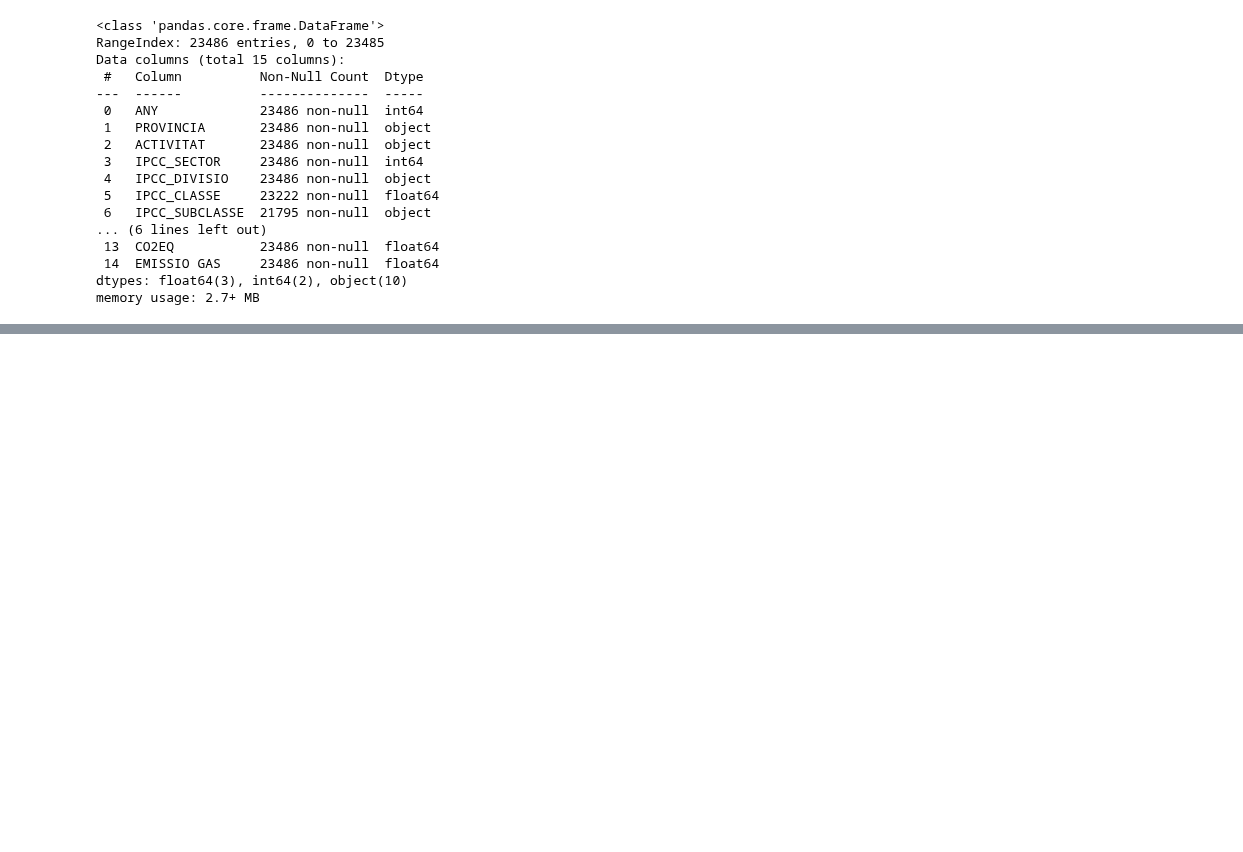
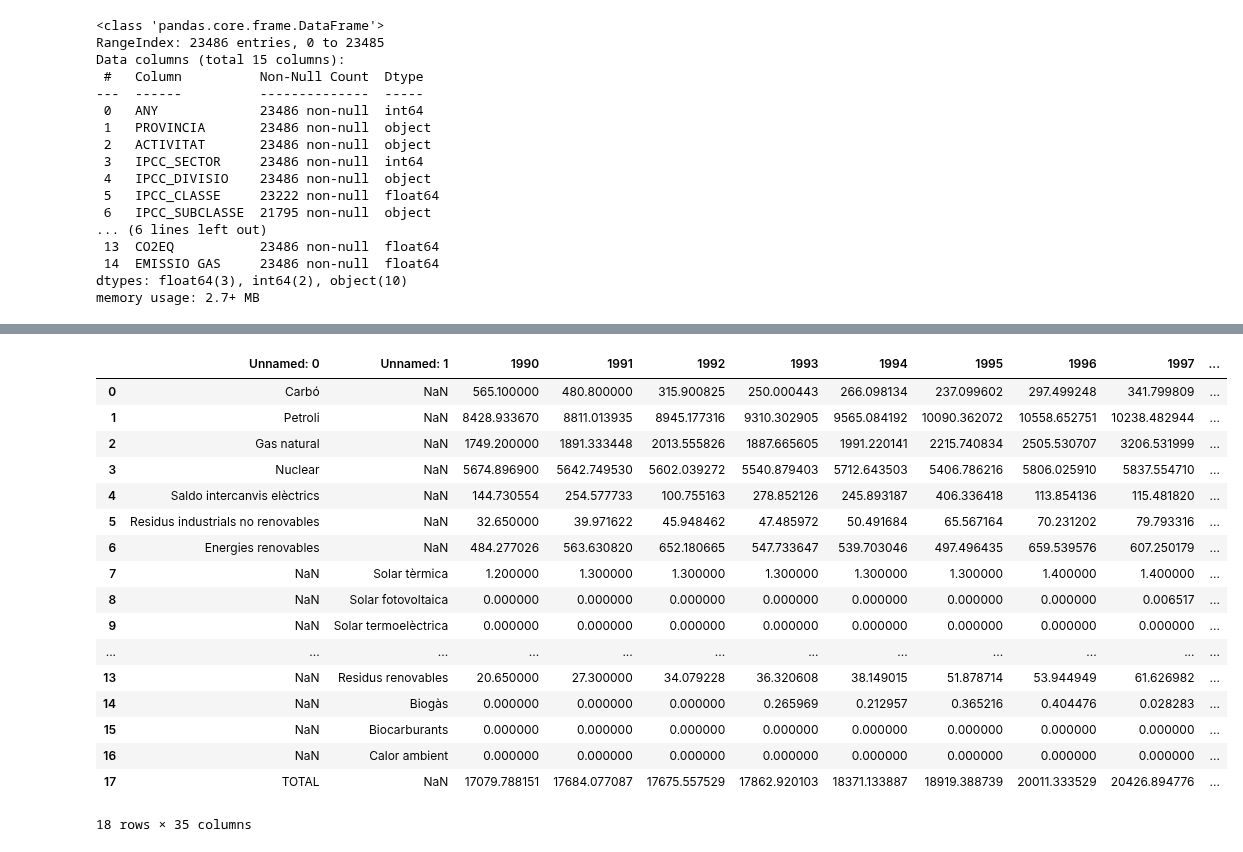
Before and after one commit to leocareer/DA_specialization, a Jupyter notebook: Sprint_10/S10_EDA.ipynb, the cells around one changed output, grey strips where cells are left out. Saved outputs shown, nothing was run; the diff lists cells and outputs as text; code cells hidden in the pictures; blank space fills up the shorter version.

```diff
--- a/Sprint_10/S10_EDA.ipynb
+++ b/Sprint_10/S10_EDA.ipynb
@@ -79,0 +206,23 @@ df_emissions.describe()
+# %%
+df_consumption_raw = pd.read_excel('./data/SERIE-BALANC-1990-2022-web.xlsx', sheet_name='Consum Primària', skiprows=6, skipfooter=51)
+
+df_consumption_raw
+# %% [output]
+|  | Unnamed: 0 | Unnamed: 1 | 1990 | 1991 | 1992 | 1993 | 1994 | 1995 | 1996 | 1997 | ... |
+| 0 | Carbó | NaN | 565.100000 | 480.800000 | 315.900825 | 250.000443 | 266.098134 | 237.099602 | 297.499248 | 341.799809 | ... |
+| 1 | Petroli | NaN | 8428.933670 | 8811.013935 | 8945.177316 | 9310.302905 | 9565.084192 | 10090.362072 | 10558.652751 | 10238.482944 | ... |
+| 2 | Gas natural | NaN | 1749.200000 | 1891.333448 | 2013.555826 | 1887.665605 | 1991.220141 | 2215.740834 | 2505.530707 | 3206.531999 | ... |
+| 3 | Nuclear | NaN | 5674.896900 | 5642.749530 | 5602.039272 | 5540.879403 | 5712.643503 | 5406.786216 | 5806.025910 | 5837.554710 | ... |
+| 4 | Saldo intercanvis elèctrics | NaN | 144.730554 | 254.577733 | 100.755163 | 278.852126 | 245.893187 | 406.336418 | 113.854136 | 115.481820 | ... |
+| 5 | Residus industrials no renovables | NaN | 32.650000 | 39.971622 | 45.948462 | 47.485972 | 50.491684 | 65.567164 | 70.231202 | 79.793316 | ... |
+| 6 | Energies renovables | NaN | 484.277026 | 563.630820 | 652.180665 | 547.733647 | 539.703046 | 497.496435 | 659.539576 | 607.250179 | ... |
+| 7 | NaN | Solar tèrmica | 1.200000 | 1.300000 | 1.300000 | 1.300000 | 1.300000 | 1.300000 | 1.400000 | 1.400000 | ... |
+| 8 | NaN | Solar fotovoltaica | 0.000000 | 0.000000 | 0.000000 | 0.000000 | 0.000000 | 0.000000 | 0.000000 | 0.006517 | ... |
+| 9 | NaN | Solar termoelèctrica | 0.000000 | 0.000000 | 0.000000 | 0.000000 | 0.000000 | 0.000000 | 0.000000 | 0.000000 | ... |
+| ... | ... | ... | ... | ... | ... | ... | ... | ... | ... | ... | ... |
+| 13 | NaN | Residus renovables | 20.650000 | 27.300000 | 34.079228 | 36.320608 | 38.149015 | 51.878714 | 53.944949 | 61.626982 | ... |
+| 14 | NaN | Biogàs | 0.000000 | 0.000000 | 0.000000 | 0.265969 | 0.212957 | 0.365216 | 0.404476 | 0.028283 | ... |
+| 15 | NaN | Biocarburants | 0.000000 | 0.000000 | 0.000000 | 0.000000 | 0.000000 | 0.000000 | 0.000000 | 0.000000 | ... |
+| 16 | NaN | Calor ambient | 0.000000 | 0.000000 | 0.000000 | 0.000000 | 0.000000 | 0.000000 | 0.000000 | 0.000000 | ... |
+| 17 | TOTAL | NaN | 17079.788151 | 17684.077087 | 17675.557529 | 17862.920103 | 18371.133887 | 18919.388739 | 20011.333529 | 20426.894776 | ... |
+18 rows × 35 columns
```
Also changed, not shown: parts of 24 cells of this notebook.
